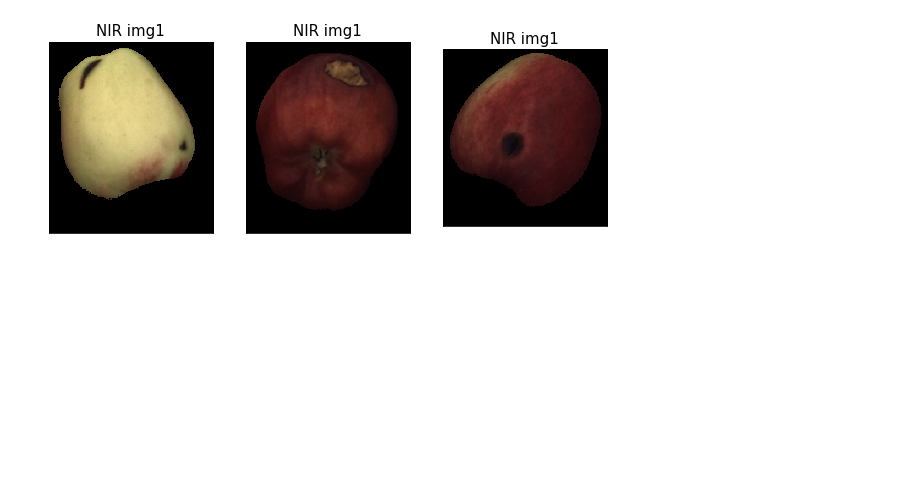
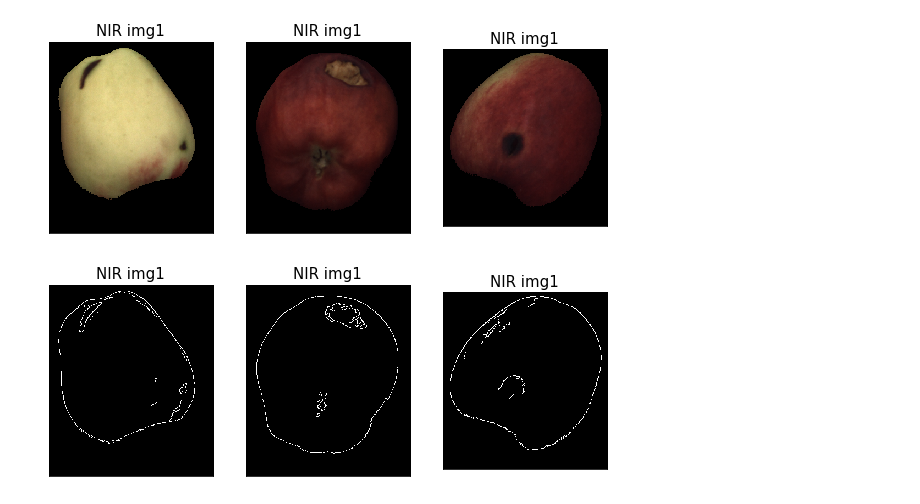
Before and after one commit to pptr3/fruit-inspection, a Jupyter notebook: Untitled.ipynb, the cells around one changed output. Cells and saved outputs as stored; diff of their text form; code cells hidden in the pictures; blank space fills up the shorter version.

```diff
--- a/Untitled.ipynb
+++ b/Untitled.ipynb
@@ -118,3 +118,30 @@ plt.xticks([]), plt.yticks([])
 plt.show()
 # %% [output]
 [figure]
+# %%
+#Otsu's method
+th1, _ = cv.threshold(img1_gray, 0, 255, cv.THRESH_OTSU)
+th2, _ = cv.threshold(img2_gray, 0, 255, cv.THRESH_OTSU)
+th3, _ = cv.threshold(img3_gray, 0, 255, cv.THRESH_OTSU)
+
+#Canny's detector
+canny1 = cv.Canny(original_color_img_with_mask1, th1 / 2, th1)
+canny2 = cv.Canny(original_color_img_with_mask2, th2 / 2, th2)
+canny3 = cv.Canny(original_color_img_with_mask3, th3 / 2, th3)
+# %%
+plt.figure(figsize=(10,10))
+plt.subplot(2,3,1)
+plt.imshow(canny1, cmap='gray', vmin=0, vmax=255)
+plt.title("NIR img1", fontsize = 15)
+plt.xticks([]), plt.yticks([])
+plt.subplot(2,3,2)
+plt.imshow(canny2, cmap='gray', vmin=0, vmax=255)
+plt.title("NIR img1", fontsize = 15)
+plt.xticks([]), plt.yticks([])
+plt.subplot(2,3,3)
+plt.imshow(canny3, cmap='gray', vmin=0, vmax=255)
+plt.title("NIR img1", fontsize = 15)
+plt.xticks([]), plt.yticks([])
+plt.show()
+# %% [output]
+[figure, added]
```
Also changed, not shown: parts of 14 cells of this notebook.
